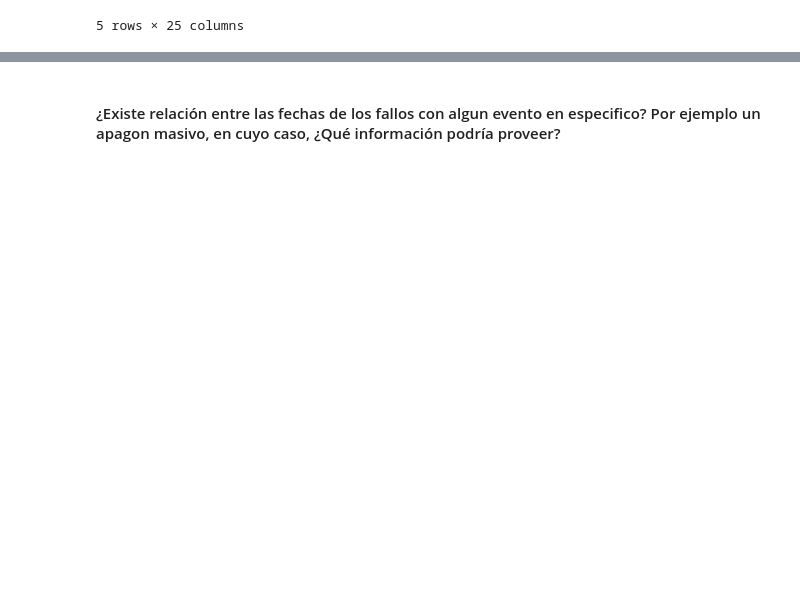
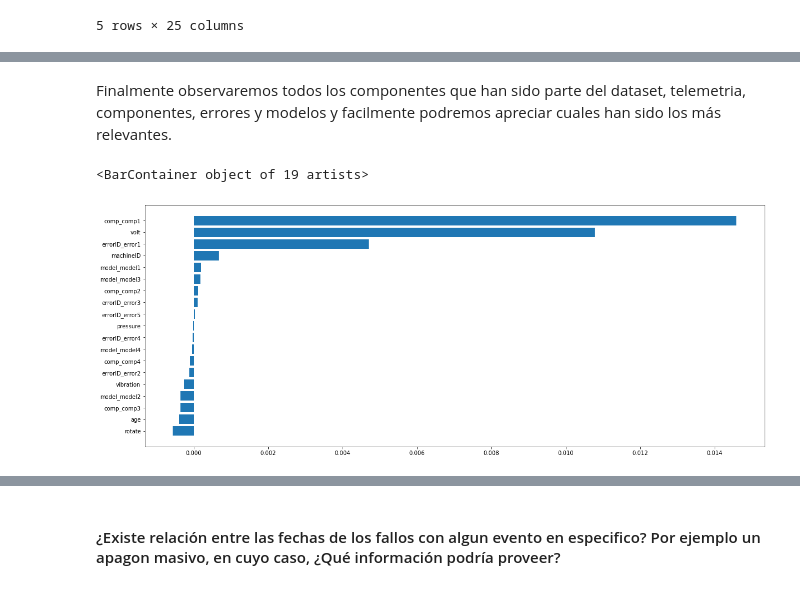
Before and after one commit to Brami01/TIC_Project_PM, a Jupyter notebook: main.ipynb, the cells around one changed output, grey strips where cells are left out. Saved outputs shown, nothing was run; the diff lists cells and outputs as text; code cells hidden in the pictures; blank space fills up the shorter version.

```diff
--- a/main.ipynb
+++ b/main.ipynb
@@ -635,4 +667,4 @@ X = telemetry_train[features]
 X = StandardScaler().fit_transform(X)
 #X = PCA(n_components=2).fit_transform(X)
 y = telemetry_train[failure_labels]
-X_train, X_test, y_train, y_test = train_test_split(X, y, test_size=0.33, random_state=69, shuffle=False)
+X_train, X_test, y_train, y_test = train_test_split(X, y, test_size=test_size, random_state=69, shuffle=False)
@@ -687,10 +714,16 @@ axs[1].set_title('mean_squared_error')
+# %% [markdown]
+Finalmente observaremos todos los componentes que han sido parte del dataset, telemetria, componentes, errores y modelos y facilmente podremos apreciar cuales han sido los más relevantes.
 # %%
 tmp = []
 for name, value in zip(features, reg_r.estimators_[0].coef_):
     tmp.append({'name': name, 'value': value})
 
-features_coef = pd.DataFrame(tmp).sort_values('value', ascending=False)
-features_coef
+features_coef = pd.DataFrame(tmp).sort_values('value')
+plt.figure(figsize=(20,8))
+plt.barh(features_coef['name'], features_coef['value'])
+# %% [output]
+<BarContainer object of 19 artists>
+[figure, added]
 # %%
 plt.figure(figsize=(10,5))
 plt.bar(maint.groupby('comp').count().index, maint.groupby('comp').count()['machineID'])
```
Also changed, not shown: parts of 27 cells of this notebook, 1 other file.
